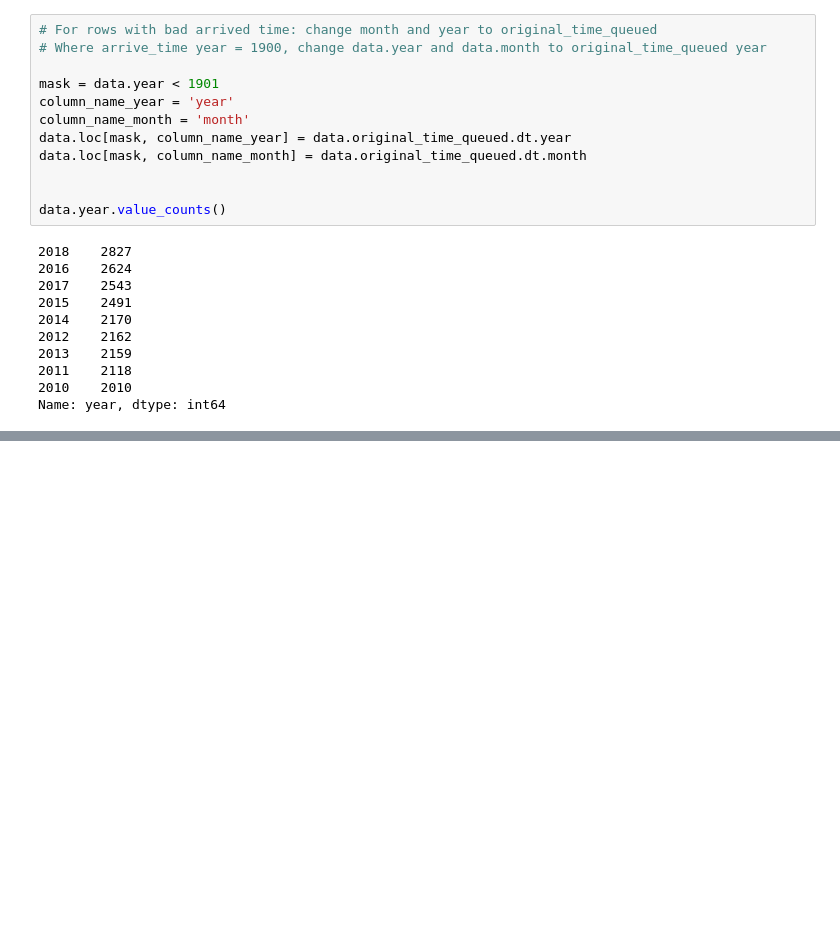
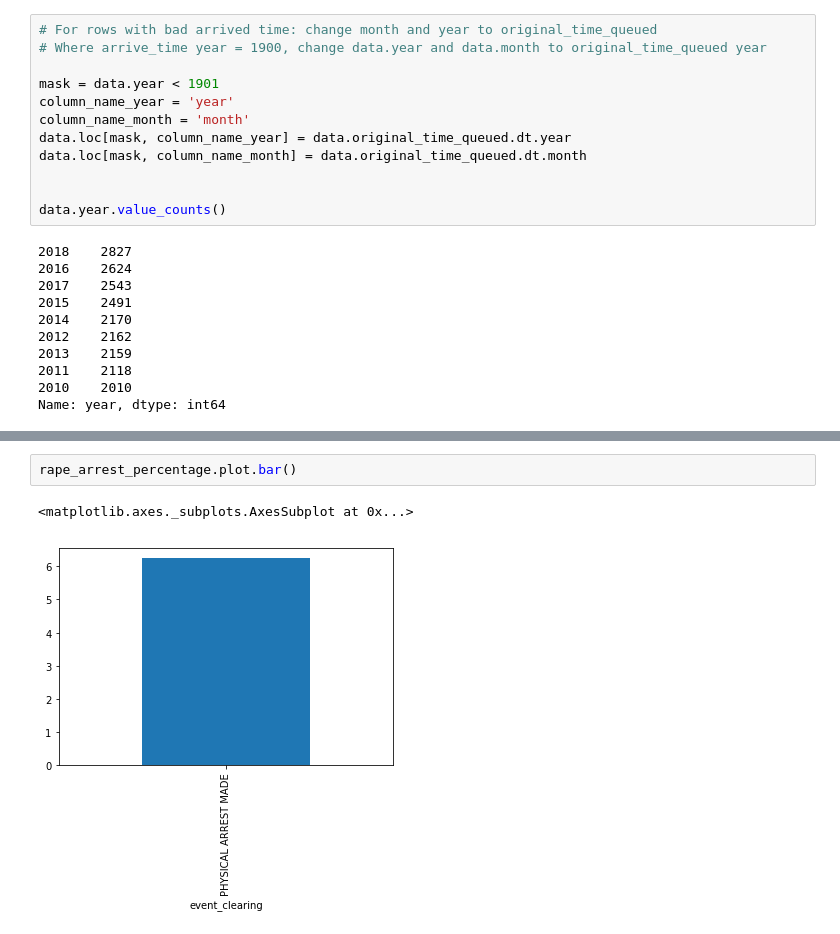
Before and after one commit to teacupwoozy/spd_notebook_archive, a Jupyter notebook: spd_notebook/2010-2018_sexcrimes_violentcrimes_percentages.ipynb, the cells around one changed output, grey strips where cells are left out. Cells and saved outputs as stored; diff of their text form; blank space fills up the shorter version.

```diff
--- a/spd_notebook/2010-2018_sexcrimes_violentcrimes_percentages.ipynb
+++ b/spd_notebook/2010-2018_sexcrimes_violentcrimes_percentages.ipynb
@@ -82,0 +248,5 @@ Name: year, dtype: int64
+# %%
+rape_arrest_percentage.plot.bar()
+# %% [output]
+<matplotlib.axes._subplots.AxesSubplot at 0x...>
+[figure, added]
```
Also changed, not shown: parts of 11 cells of this notebook.
